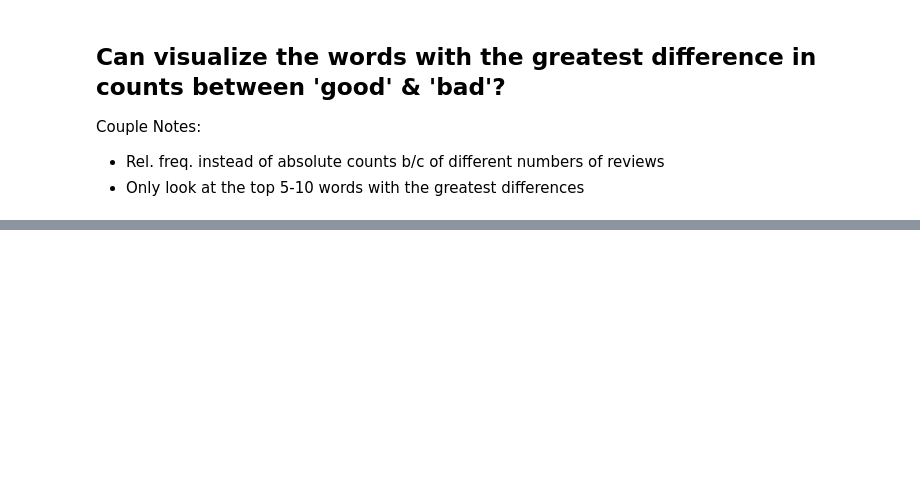
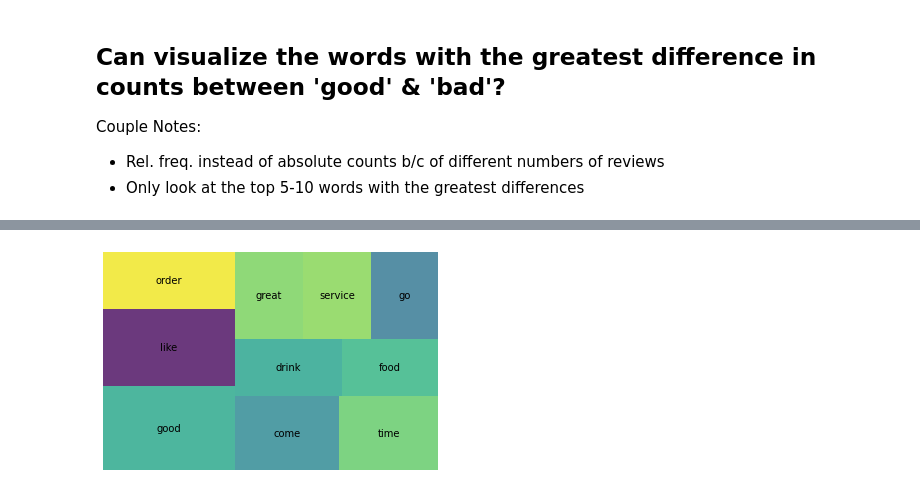
Before and after one commit to zachary-hamilton/DS-Unit-4-Sprint-1-NLP, a Jupyter notebook: module1-text-data/LS_DS_411_Text_Data_Assignment.ipynb, the cells around one changed output, grey strips where cells are left out. Cells and saved outputs as stored; diff of their text form; code cells hidden in the pictures; blank space fills up the shorter version.

```diff
--- a/module1-text-data/LS_DS_411_Text_Data_Assignment.ipynb
+++ b/module1-text-data/LS_DS_411_Text_Data_Assignment.ipynb
@@ -97,0 +204,9 @@ Couple Notes:
+# %%
+# visualizing top 10 words in bad shops
+wc_bad_top10 = wc_bad[wc_bad['rank'] <= 10]
+
+squarify.plot(sizes=wc_bad_top10['appears_in_pct'], label=wc_bad_top10['word'], alpha=.8 )
+plt.axis('off')
+plt.show()
+# %% [output]
+[figure, added]
```
Also changed, not shown: parts of 16 cells of this notebook.
